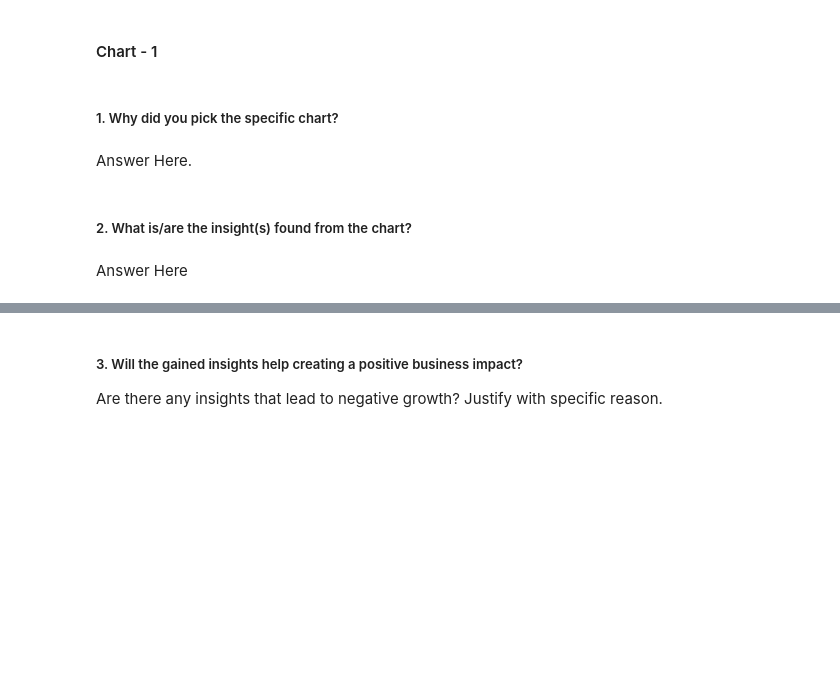
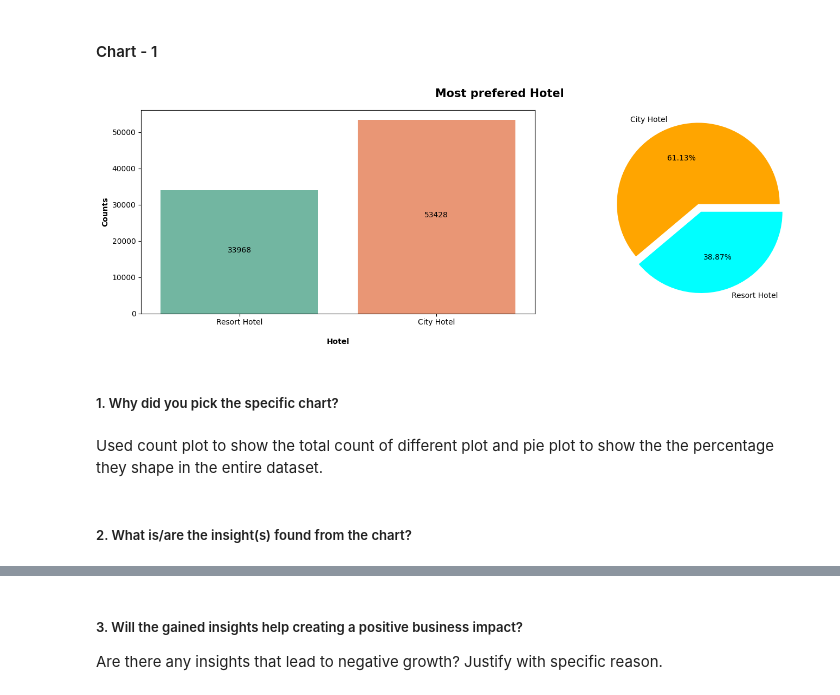
Before and after one commit to Mrinal-Official/Hotel-Booking-Analysis, a Jupyter notebook: EDA_on_Hotel_Booking_dataset.ipynb, the cells around one changed output, grey strips where cells are left out. Cells and saved outputs as stored; diff of their text form; code cells hidden in the pictures; blank space fills up the shorter version.

```diff
--- a/EDA_on_Hotel_Booking_dataset.ipynb
+++ b/EDA_on_Hotel_Booking_dataset.ipynb
@@ -218,5 +236,20 @@ Answer Here
 ### Data Wrangling Code
 # %%
 # Write your code to make your dataset analysis ready.
+# %%
+# 1
+df.drop_duplicates(inplace = True)
+# %%
+# 2
+df['agent'].fillna(-1, inplace = True)
+df['country'].fillna('Others', inplace = True)
+df['company'].fillna(-1, inplace = True)
+df['children'].fillna(df['children'].mean(), inplace = True)
+# %%
+# 3
+df['children'] = df['children'].astype(int)
+
+df['total_nights'] = df['stays_in_weekend_nights'] + df['stays_in_week_nights']
+df['total_guests'] = df['adults'] + df['babies'] + df['children']
 # %% [markdown]
 ### What all manipulations have you done and insights you found?
@@ -231,8 +274,35 @@ Answer Here.
+# %%
+# Chart - 1 visualization code
+plt.figure(figsize = (15,5))
+
+# Count plot
+plt.subplot(1,2,1)
+sns.countplot(x = df['hotel'], palette = 'Set2')
+# plt.title('Hotel Types', fontweight = 'bold', fontsize = 15)
+plt.xlabel('\nHotel', fontweight = 'bold')
+plt.ylabel('Counts', fontweight = 'bold')
+for i, containers in enumerate(plt.gca().containers):
+  plt.bar_label(containers, label_type = 'center', padding = 2)
+
+# Pie plot
+plt.subplot(1,2,2)
+plt.pie(df['hotel'].value_counts(), labels = df['hotel'].value_counts().index, autopct = '%.2f%%', explode = [0.1,0], colors = ['#FFA500','#00FFFF'])
+# plt.title('Hotel Types', fontweight = 'bold', fontsize = 15)
+# plt.legend()
+
+# Adding a title
+plt.suptitle('Most prefered Hotel', fontweight = 'bold', fontsize = 15)
+
+
+plt.tight_layout()
+
+# Show the plot
+plt.show()
+# %% [output]
+[figure, added]
 # %% [markdown]
 ##### 1. Why did you pick the specific chart?
-# %% [markdown]
-Answer Here.
+# %% [markdown]
+Used count plot to show the total count of different plot and pie plot to show the the percentage they shape in the entire dataset.
 # %% [markdown]
 ##### 2. What is/are the insight(s) found from the chart?
-# %% [markdown]
-Answer Here
```
Also changed, not shown: parts of 10 cells of this notebook.
